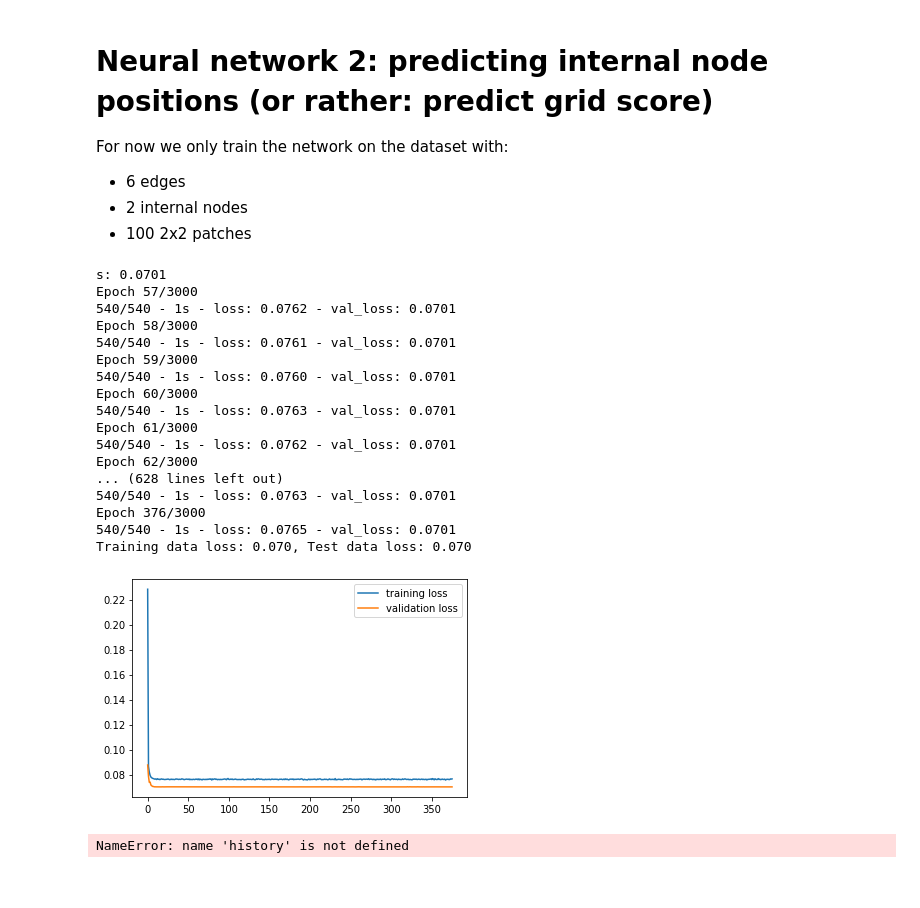
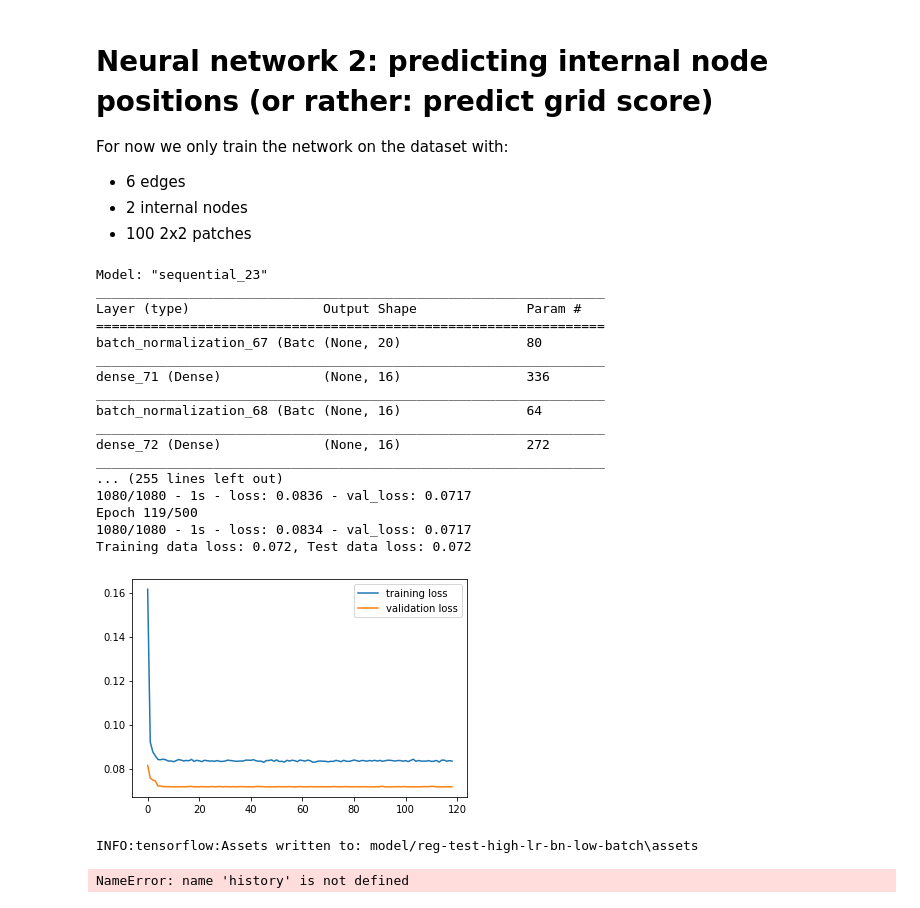
Before and after one commit to Siljekka/GrasshopperMeshAI, a Jupyter notebook: MeshPoints/MachineLearning/nn2.ipynb, the cells around one changed output. Cells and saved outputs as stored; diff of their text form; code cells hidden in the pictures.

```diff
--- a/MeshPoints/MachineLearning/nn2.ipynb
+++ b/MeshPoints/MachineLearning/nn2.ipynb
@@ -570,6 +565,7 @@ For now we only train the network on the dataset with:
 # %%
 # packages
 from tensorflow.keras import layers, metrics
+import tensorflow_addons as tfa
 import pandas as pd
 import matplotlib.pyplot as plt
 import numpy as np
@@ -582,10 +578,11 @@ import os
 
 # Parameters
 LEARNING_RATE = 1e-3
-EPOCHS = 3000
-BATCH_SIZE = 512
+WEIGHT_DECAY = 1e-2
+EPOCHS = 500
+BATCH_SIZE = 256
 
-model_path = 'model/thesis-patch-prediction'
+model_path = 'model/reg-test-high-lr-dropout-no-bn'
 patches = pd.read_csv('data/patches-dataset-zerofour-lc-new-2.csv')
 # patches = pd.read_csv('data/patches-dataset-test.csv')
 
@@ -621,56 +618,56 @@ model = tf.keras.Sequential([
 model.summary()
 
 decay_steps= 10_000
-lr_schedule = tf.keras.optimizers.schedules.ExponentialDecay(1e-2, decay_steps, 1e-4)
+lr_schedule = tf.keras.optimizers.schedules.ExponentialDecay(1e-2, decay_steps, 1e-3)
 
 
 model.compile(loss=tf.losses.MeanSquaredError(),
               optimizer=tf.optimizers.Adam(
                   learning_rate=lr_schedule,
               ),
               )
 
 checkpoint = tf.keras.callbacks.ModelCheckpoint(model_path, monitor='val_loss', verbose=0, save_best_only=True, mode='min')
-early_stopping = tf.keras.callbacks.EarlyStopping(monitor='val_loss', mode='min', patience=250, min_delta=0.0001)
+early_stopping = tf.keras.callbacks.EarlyStopping(monitor='val_loss', mode='min', patience=EPOCHS//5, min_delta=0.0001)
 callbacks_list = [checkpoint, early_stopping]
 history = model.fit(train_features,
                     train_labels,
                     epochs=EPOCHS,
                     batch_size=BATCH_SIZE,
                     validation_split=0.18,
                     verbose=2,
                     callbacks=callbacks_list,
                     )
 
 # Evaluate the model
 train_acc = model.evaluate(
     train_features, train_labels, verbose=0)
 test_acc = model.evaluate(
     test_features, test_labels, verbose=0)
 print('Training data loss: %.3f, Test data loss: %.3f' %
         (train_acc, test_acc))
 
 # plot history
 plt.plot(history.history['loss'], label='training loss')
 plt.plot(history.history['val_loss'], label='validation loss')
 plt.legend()
 plt.show()
 # %% [output]
-s: 0.0701
-Epoch 57/3000
-540/540 - 1s - loss: 0.0762 - val_loss: 0.0701
-Epoch 58/3000
-540/540 - 1s - loss: 0.0761 - val_loss: 0.0701
-Epoch 59/3000
-540/540 - 1s - loss: 0.0760 - val_loss: 0.0701
-Epoch 60/3000
-540/540 - 1s - loss: 0.0763 - val_loss: 0.0701
-Epoch 61/3000
-540/540 - 1s - loss: 0.0762 - val_loss: 0.0701
-Epoch 62/3000
-... (628 lines left out)
-540/540 - 1s - loss: 0.0763 - val_loss: 0.0701
-Epoch 376/3000
-540/540 - 1s - loss: 0.0765 - val_loss: 0.0701
-Training data loss: 0.070, Test data loss: 0.070
+Model: "sequential_23"
+_________________________________________________________________
+Layer (type)                 Output Shape              Param #
+=================================================================
+batch_normalization_67 (Batc (None, 20)                80
+_________________________________________________________________
+dense_71 (Dense)             (None, 16)                336
+_________________________________________________________________
+batch_normalization_68 (Batc (None, 16)                64
+_________________________________________________________________
+dense_72 (Dense)             (None, 16)                272
+_________________________________________________________________
+... (255 lines left out)
+1080/1080 - 1s - loss: 0.0836 - val_loss: 0.0717
+Epoch 119/500
+1080/1080 - 1s - loss: 0.0834 - val_loss: 0.0717
+Training data loss: 0.072, Test data loss: 0.072
-[figure, old version]
+[figure, new version]
@@ -679,3 +674,7 @@ Training data loss: 0.070, Test data loss: 0.070
+# %%
+model.save('model/reg-test-high-lr-bn-low-batch')
+# %% [output]
+INFO:tensorflow:Assets written to: model/reg-test-high-lr-bn-low-batch\assets
 # %%
 # %% [output]
 NameError: name 'history' is not defined
```
Also changed, not shown: parts of 6 cells of this notebook, 24 other files.
